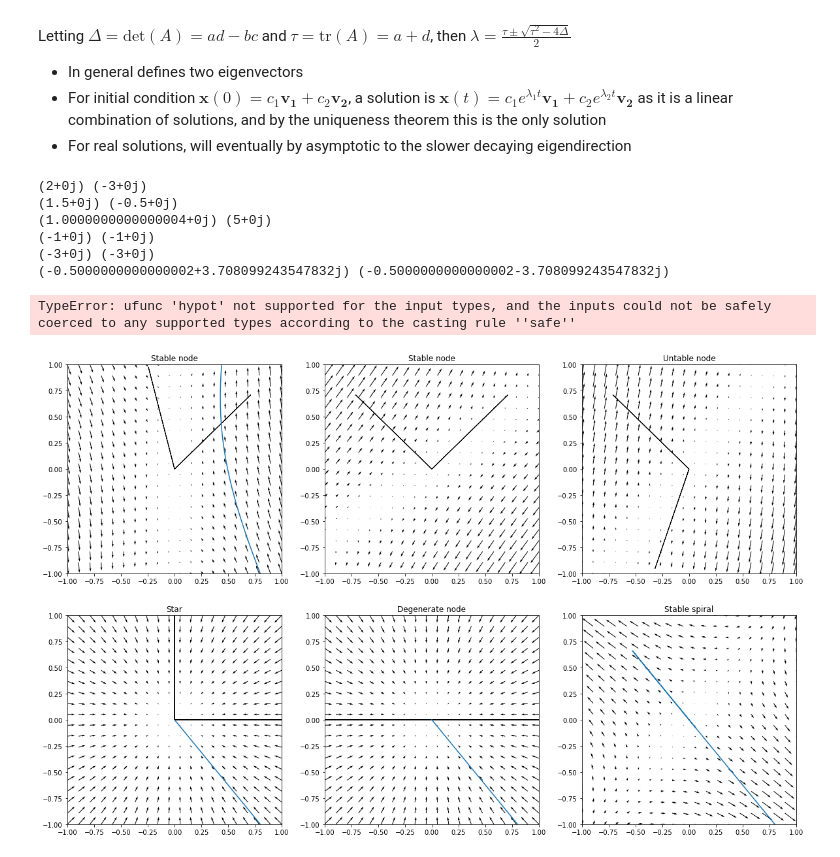
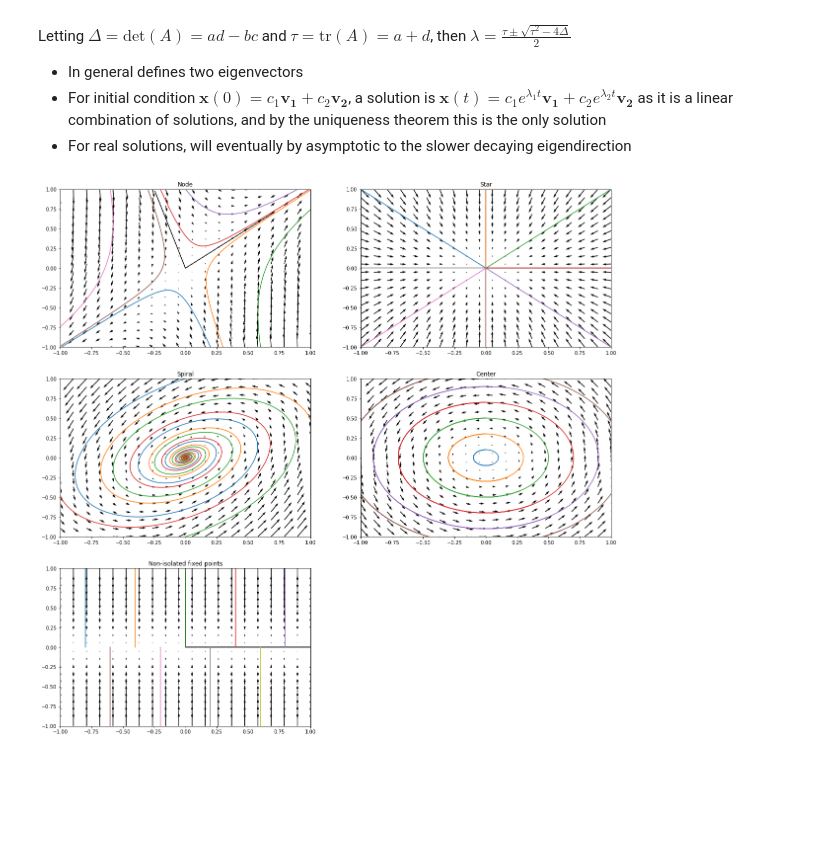
Before and after one commit to NRoboto/book-nonlinear-dynamics-chaos, a Jupyter notebook: 5-linear-systems.ipynb, the cells around one changed output. Saved outputs shown, nothing was run; the diff lists cells and outputs as text; code cells hidden in the pictures; blank space fills up the shorter version.

Commit message:
Finish adding plots for 2D linear systems
Also add plot for classifications with explanation

```diff
--- a/5-linear-systems.ipynb
+++ b/5-linear-systems.ipynb
@@ -51,66 +48,45 @@ Letting $\Delta = \text{det}(A) = ad - bc$ and $\tau = \text{tr}(A) = a + d$, th
 - For real solutions, will eventually by asymptotic to the slower decaying eigendirection
 # %%
 As = [
-  (np.array([[1, 1], [4, -2]]), "Stable node"),
-  (np.array([[0.5, 1], [1, 0.5]]), "Stable node"),
-  (np.array([[2, 1], [3, 4]]), "Untable node"),
-  (np.array([[-1, 0], [0, -1]]), "Star"),
-  (np.array([[-3, 2], [0, -3]]), "Degenerate node"),
-  # (np.array([[1, -4], [4, -2]]), "Stable spiral"),
-  (np.array([[3, 0.5], [0.5, 3]]), "Unstable spiral"),
-  (np.array([[1, 0], [0, -1]]), "Center"),
+  (np.array([[1, 1], [4, -2]]), "Node", [[0.2, -1], [0.3, -1], [0.6, -1], [-0.2, 1], [0, 1], [-0.3, 1], [-0.6, 1]]),
+  (np.array([[-1, 0], [0, -1]]), "Star", [[-1, 1], [0, 1], [1, 1], [1, 0], [1, -1], [0, -1], [-1, -1], [-1, 0]]),
+  (np.array([[1, -4], [4, -2]]), "Spiral", [[0, 1], [1, 0], [0, -1], [-1, 0]]),
+  (np.array([[0, -1], [1, 0]]), "Center", [[0, 0.1], [0, 0.3], [0, 0.5], [0, 0.7], [0, 0.9], [0, 1.1]]),
+  (np.array([[0, 0], [0, -1]]), "Non-isolated fixed points", [[-0.8, 1], [-0.4, 1], [-0, 1], [0.4, 1], [0.8, 1], [-0.6, -1], [-0.2, -1], [0.2, -1], [0.6, -1]]),
 ]
 
-TIME_STEPS = 500
-T0, T1 = (-10, 10)
-Ts = np.linspace(T0, T1, TIME_STEPS)
-
 coords = np.linspace(-1, 1, 20)
-XY = np.array([(x, y) for y in coords for x in coords]).reshape([20, 20, 2])
 X, Y = np.meshgrid(coords, coords)
 
-def get_eigenbasis_transform_matrix(A, egval1, egval2):
-  return np.array([[A[1, 1] * egval1, -A[0, 1] * egval1], [-A[1, 0] * egval2, A[0, 0] * egval2]]) / np.linalg.det(A)
+def get_eigenbasis_transform_matrix(egvec1, egvec2):
+  return np.array([[egvec2[1], -egvec2[0]], [-egvec1[1], egvec1[0]]]) / (egvec1[0] * egvec2[1] - egvec1[1] * egvec2[0])
 
 def transform_to_eigenbasis(v, R):
   return np.dot(R, v)
 
 def transform_from_eigenbasis(v, R):
   return np.dot(np.linalg.inv(R), v)
 
-for idx, (A, title) in enumerate(As, start=1):
+for idx, (A, title, trajectory_initial_coords) in enumerate(As, start=1):
   (egval1, egval2), egvecs = linalg.eig(A)
   egvec1, egvec2 = egvecs.T
-  print(egval1, egval2)
-  R = get_eigenbasis_transform_matrix(A, egval1, egval2)
+  R = get_eigenbasis_transform_matrix(egvec1, egvec2)
 
   U, V = np.array([np.dot(np.linalg.inv(R), np.array([egval1, egval2]).T * np.dot(R, [x, y])) for y in coords for x in coords]).reshape([-1, 2]).T
 
-  xs = np.zeros([TIME_STEPS, 2])
-  for idx2, x in enumerate(xs):
-    if idx2 == 0:
-      xs[idx2, :] = [0.8, -1]
-      continue
-
-    t = idx2 * 0.01
-    xs[idx2, :] = transform_from_eigenbasis(transform_to_eigenbasis(xs[0, :], R) * [np.exp(egval1 * t), np.exp(egval2 * t)], R)
-
-  plt.subplot(3, 3, idx)
+  plt.subplot(3, 2, idx)
   plt.title(title)
   plt.gca().set_xlim([-1, 1])
   plt.gca().set_ylim([-1, 1])
 
   plt.quiver(X, Y, U, V)
-  plt.plot(xs[:, 0].real, xs[:, 1].real)
 
-  plt.arrow(0, 0, egvec1[0], egvec1[1])
-  plt.arrow(0, 0, egvec2[0], egvec2[1])
+  for v0 in trajectory_initial_coords:
+    vs = np.array([transform_from_eigenbasis(transform_to_eigenbasis(v0, R) * [np.exp(egval1 * t), np.exp(egval2 * t)], R).real for t in np.linspace(0, 10, 500)])
+    plt.plot(vs[:, 0], vs[:, 1])
+
+  if(all(egvec1.imag == 0) and all(egvec2.imag == 0)):
+    plt.arrow(0, 0, egvec1[0], egvec1[1])
+    plt.arrow(0, 0, egvec2[0], egvec2[1])
 # %% [output]
-(2+0j) (-3+0j)
-(1.5+0j) (-0.5+0j)
-(1.0000000000000004+0j) (5+0j)
-(-1+0j) (-1+0j)
-(-3+0j) (-3+0j)
-(-0.5000000000000002+3.708099243547832j) (-0.5000000000000002-3.708099243547832j)
-TypeError: ufunc 'hypot' not supported for the input types, and the inputs could not be safely coerced to any supported types according to the casting rule ''safe''
-[figure, old version]
+[figure, new version]
```
Also changed, not shown: parts of 3 cells of this notebook, 1 other file.
